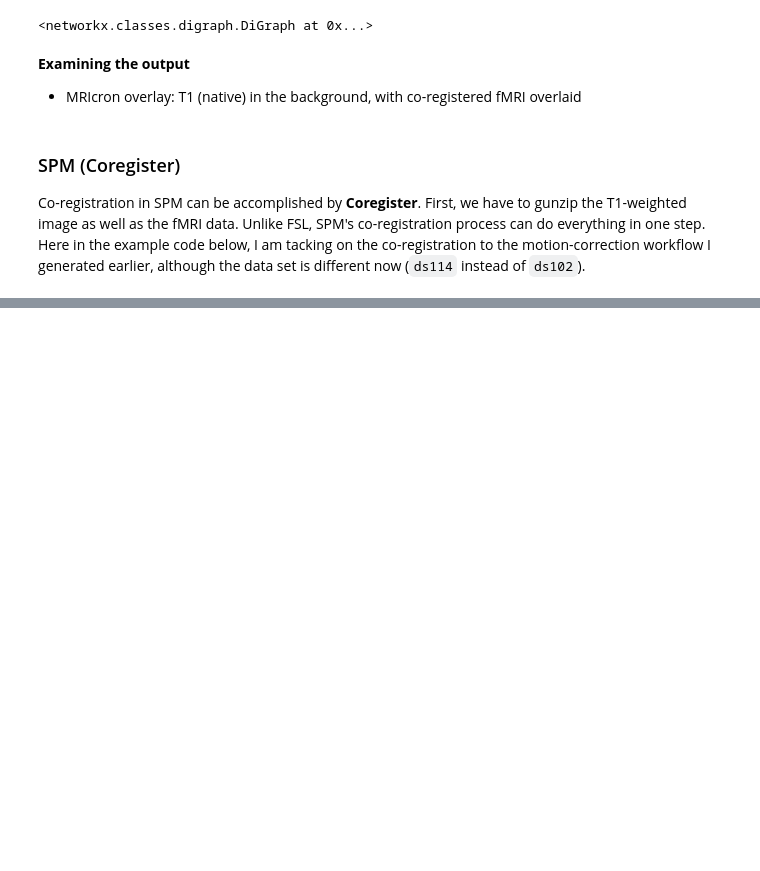
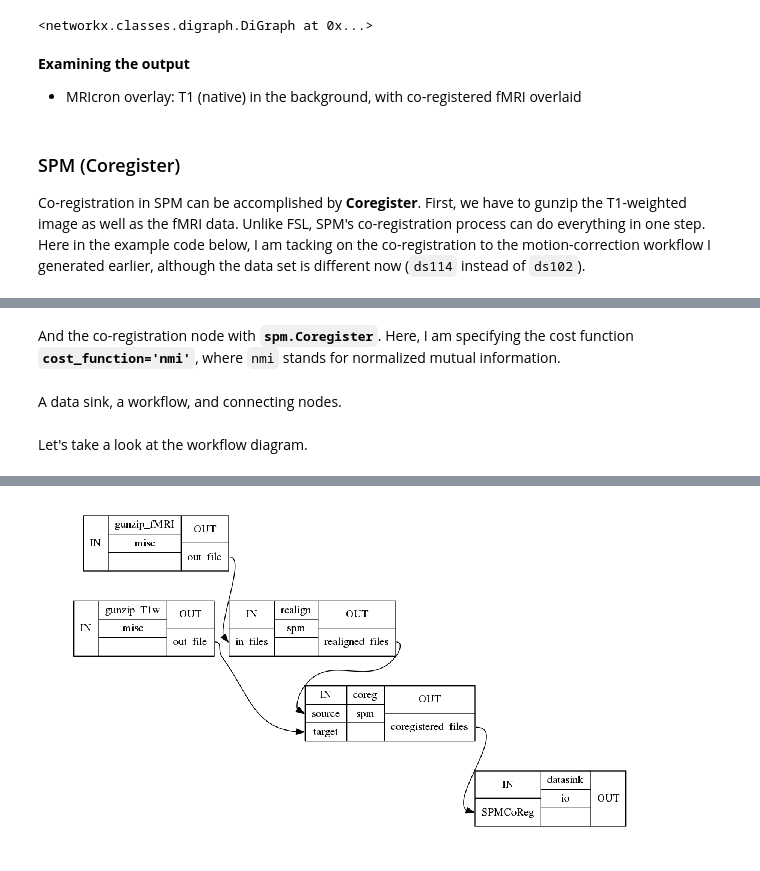
Before and after one commit to sathayas/JupyterfMRIFall2018, a Jupyter notebook: fMRI_Preproc.ipynb, the cells around one changed output, grey strips where cells are left out. Drawn from its saved outputs; the diff is of its cells as text; code cells hidden in the pictures; blank space fills up the shorter version.

```diff
--- a/fMRI_Preproc.ipynb
+++ b/fMRI_Preproc.ipynb
@@ -496,0 +546,2 @@ Co-registration in SPM can be accomplished by **Coregister**. First, we have to
+# %% [markdown]
+And the co-registration node with **`spm.Coregister`**. Here, I am specifying the cost function **`cost_function='nmi'`**, where `nmi` stands for normalized mutual information.
@@ -496,0 +552,32 @@ Co-registration in SPM can be accomplished by **Coregister**. First, we have to
+# %% [markdown]
+A data sink, a workflow, and connecting nodes.
+# %%
+# co-registration node
+coreg = Node(spm.Coregister(cost_function='nmi'),
+             name="coreg")
+
+# DataSink to collect outputs
+datasink = Node(DataSink(base_directory=outDir),
+                name='datasink')
+
+# creating a workflow
+coReg = Workflow(name="CoRegSPM", base_dir=outDir)
+
+# connecting the nodes
+coReg.connect(gunzip_fMRI,'out_file', realign, 'in_files')
+coReg.connect([(gunzip_T1w, coreg, [('out_file', 'target')])])
+coReg.connect([(realign, coreg, [('realigned_files', 'source')])])
+coReg.connect([(coreg, datasink, [('coregistered_files', 'SPMCoReg')])])
+# %% [markdown]
+Let's take a look at the workflow diagram.
+# %%
+# writing out graphs
+coReg.write_graph(graph2use='orig', dotfilename='graph_orig.dot')
+
+# showing the graph
+plt.figure(figsize=[10,6])
+img=mpimg.imread(os.path.join(outDir,"CoRegSPM","graph_orig_detailed.png"))
+imgplot = plt.imshow(img)
+plt.axis('off')
+plt.show()
+# %% [output]
@@ -496,0 +586 @@ Co-registration in SPM can be accomplished by **Coregister**. First, we have to
+[figure, added]
```
Also changed, not shown: parts of 5 cells of this notebook.
